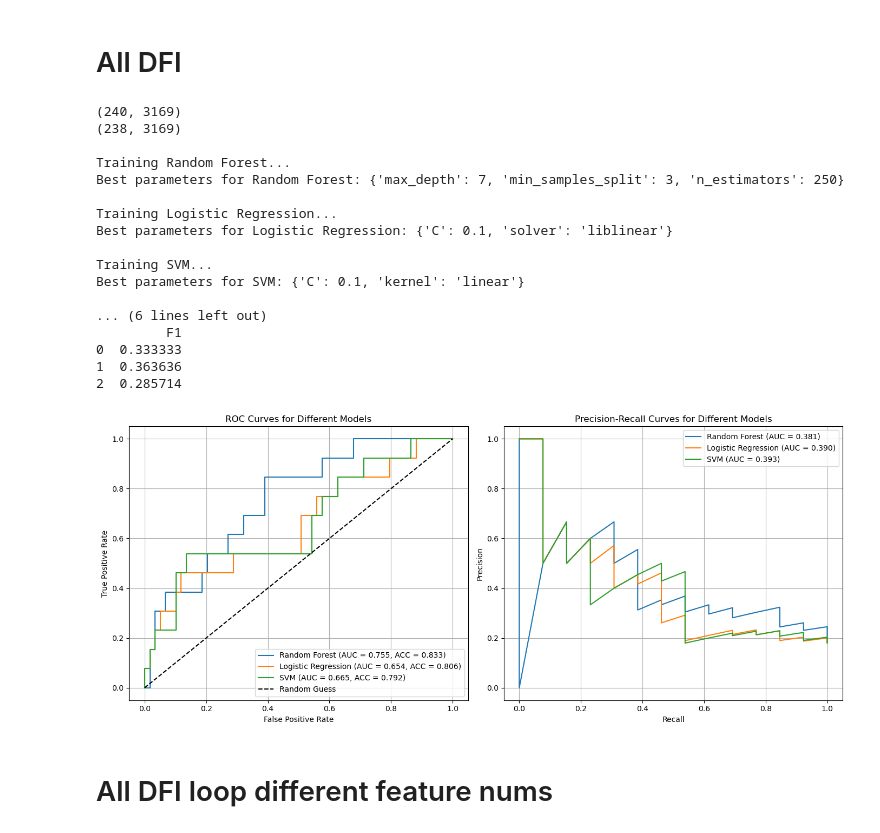
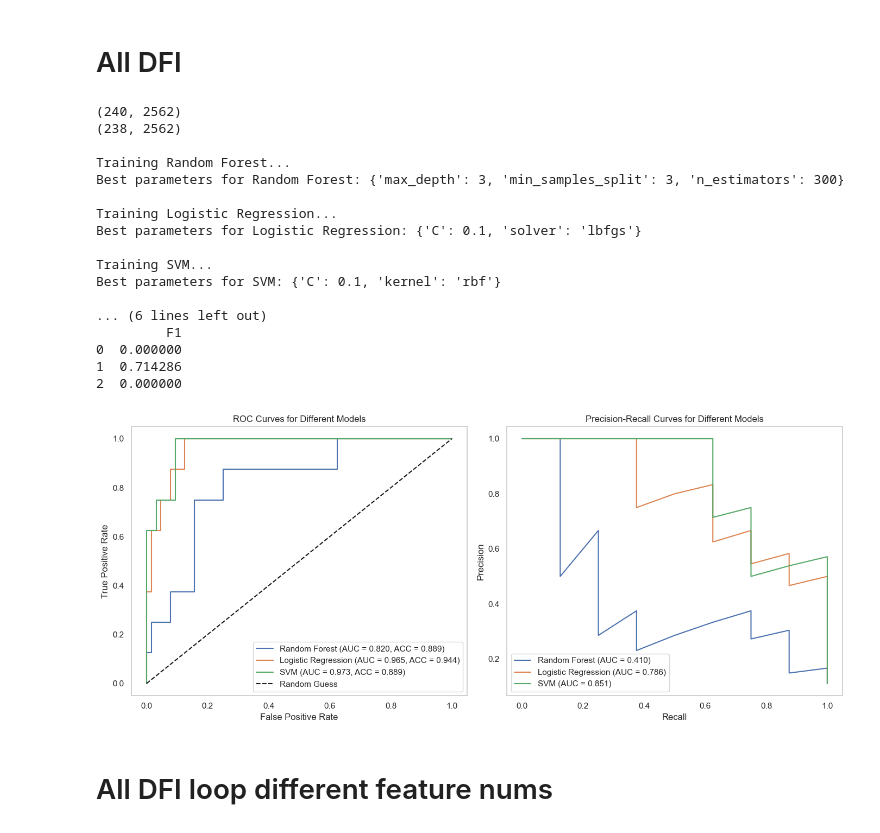
Before and after one commit to anl078/ECE204Repo, a Jupyter notebook: project5/project5.ipynb, the cells around one changed output. Drawn from its saved outputs; the diff is of its cells as text; code cells hidden in the pictures.

```diff
--- a/project5/project5.ipynb
+++ b/project5/project5.ipynb
@@ -752,3 +754,13 @@ plt.show()
+# %%
+metadata['OS_oneyear'] = ((metadata['OS'] == 1) & (metadata['OS.time'] <= 365)).astype(int)
+metadata['OS_twoyear'] = ((metadata['OS'] == 1) & (metadata['OS.time'] <= 730)).astype(int)
+metadata['OS_threeyear'] = ((metadata['OS'] == 1) & (metadata['OS.time'] <= 1095)).astype(int)
+metadata['OS_fouryear'] = ((metadata['OS'] == 1) & (metadata['OS.time'] <= 1460)).astype(int)
+metadata['OS_fiveyear'] = ((metadata['OS'] == 1) &(metadata['OS.time'] <= 1825)).astype(int)
+
+metadata['DSS_oneyear'] = ((metadata['DSS'] == 1) & (metadata['DSS.time'] <= 365)).astype(int)
+metadata['DFI_oneyear'] = ((metadata['DFI'] == 1) & (metadata['DFI.time'] <= 365)).astype(int)
+metadata['PFI_oneyear'] = ((metadata['PFI'] == 1) & (metadata['PFI.time'] <= 365)).astype(int)
 # %% [markdown]
 # All DSS
 # %%
@@ -775,26 +787,26 @@ Best parameters for SVM: {'C': 0.1, 'kernel': 'linear'}
 # %% [markdown]
 # All DFI
 # %%
-all_DFI_without_featureSelect_result = train_model(metadata, somatic_mut, expression, ['DFI', 'DFI.time'])
+all_DFI_without_featureSelect_result = train_model(metadata, somatic_mut, expression, ['DFI_oneyear', 'DFI.time'])
 # %% [output]
-(240, 3169)
-(238, 3169)
+(240, 2562)
+(238, 2562)
 
 Training Random Forest...
-Best parameters for Random Forest: {'max_depth': 7, 'min_samples_split': 3, 'n_estimators': 250}
+Best parameters for Random Forest: {'max_depth': 3, 'min_samples_split': 3, 'n_estimators': 300}
 
 Training Logistic Regression...
-Best parameters for Logistic Regression: {'C': 0.1, 'solver': 'liblinear'}
+Best parameters for Logistic Regression: {'C': 0.1, 'solver': 'lbfgs'}
 
 Training SVM...
-Best parameters for SVM: {'C': 0.1, 'kernel': 'linear'}
+Best parameters for SVM: {'C': 0.1, 'kernel': 'rbf'}
 
 ... (6 lines left out)
          F1
-0  0.333333
-1  0.363636
-2  0.285714
+0  0.000000
+1  0.714286
+2  0.000000
-[figure, old version]
+[figure, new version]
 # %% [markdown]
 # All DFI loop different feature nums
 # %%
```
Also changed, not shown: parts of 19 cells of this notebook.
